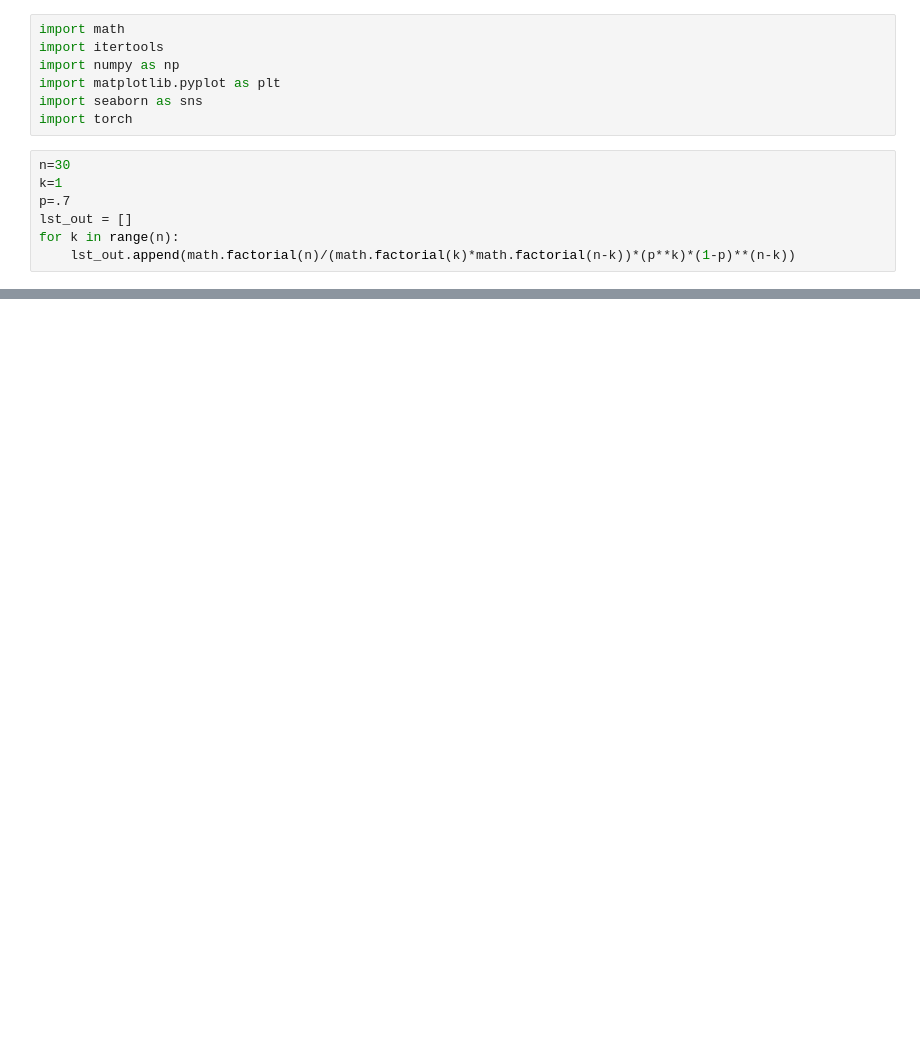
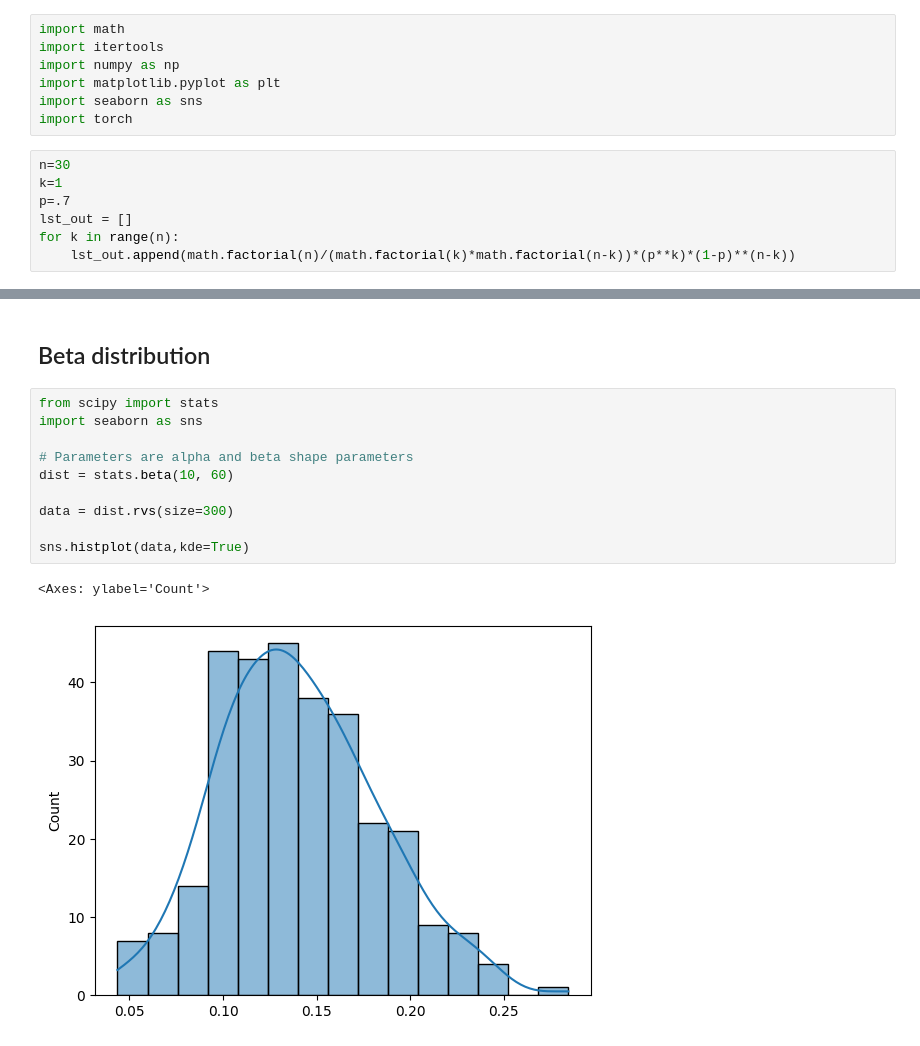
Before and after one commit to M-Amrollahi/Personal-Notes, a Jupyter notebook: ML-notes/stat_distroes.ipynb, the cells around one changed output, grey strips where cells are left out. Cells and saved outputs as stored; diff of their text form; blank space fills up the shorter version.

```diff
--- a/ML-notes/stat_distroes.ipynb
+++ b/ML-notes/stat_distroes.ipynb
@@ -98,0 +119,15 @@ Text(0.5, 1.0, 'Bernoulli distribution: p = 0.6')
+# %% [markdown]
+## Beta distribution
+# %%
+from scipy import stats
+import seaborn as sns
+
+# Parameters are alpha and beta shape parameters
+dist = stats.beta(10, 60)
+
+data = dist.rvs(size=300)
+
+sns.histplot(data,kde=True)
+# %% [output]
+<Axes: ylabel='Count'>
+[figure, added]
```
Also changed, not shown: parts of 6 cells of this notebook.
